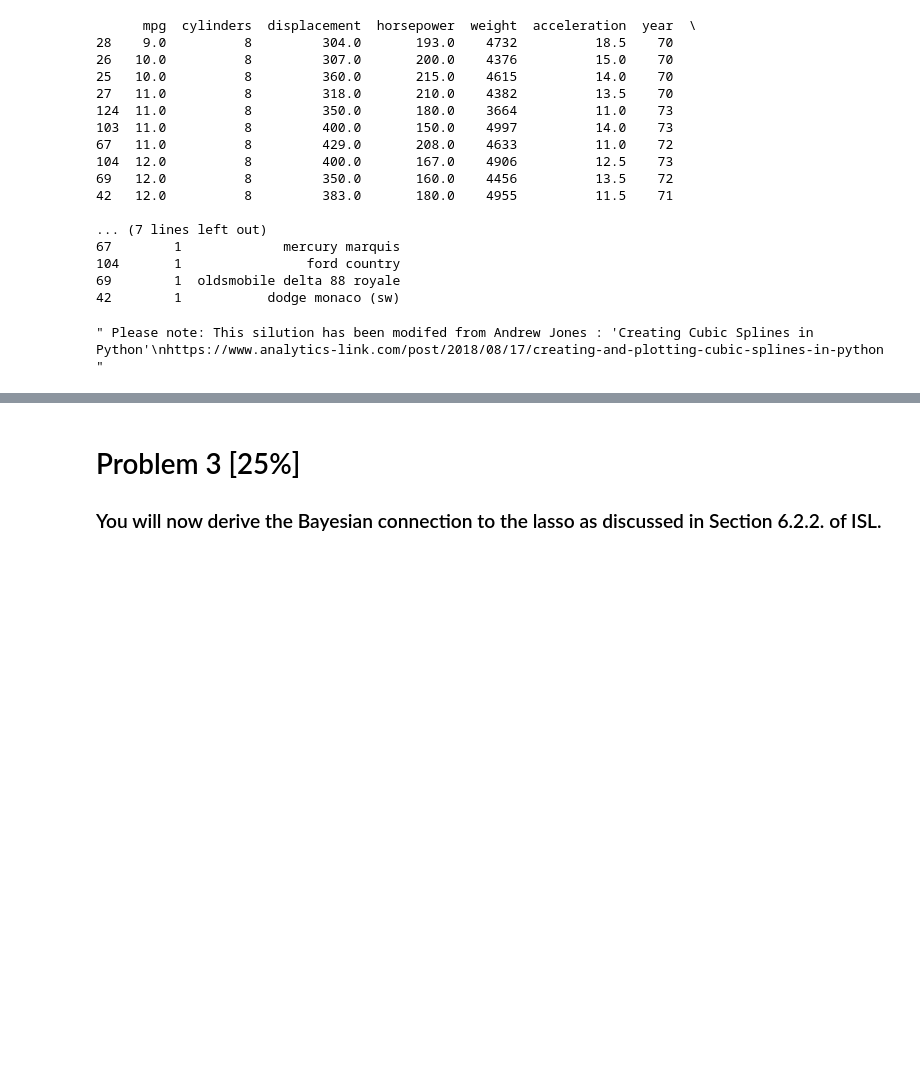
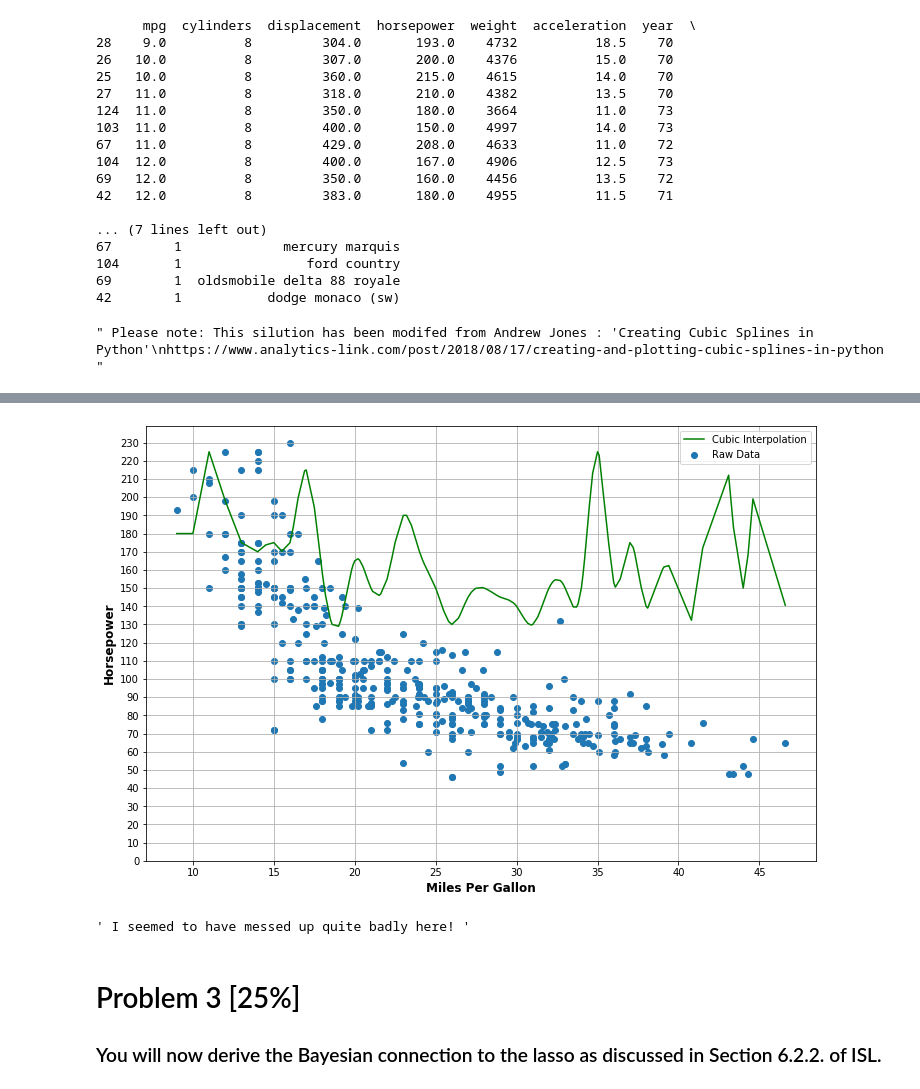
Before and after one commit to landonbuell/Buell-CS750-Spring2020, a Jupyter notebook: assignment5/assignment5.ipynb, the cells around one changed output, grey strips where cells are left out. Drawn from its saved outputs; the diff is of its cells as text; code cells hidden in the pictures; blank space fills up the shorter version.

```diff
--- a/assignment5/assignment5.ipynb
+++ b/assignment5/assignment5.ipynb
@@ -94,3 +101,19 @@ cubic_spline = interp.make_interp_spline(x=xaxis,y=hpr,k=3)
+# %%
+plt.figure(figsize=(12,8))
+plt.xlabel("Miles Per Gallon",size=12,weight='bold')
+plt.ylabel("Horsepower",size=12,weight='bold')
+plt.scatter(mpg,hpr,label='Raw Data')
+plt.plot(mpg,cubic_spline(mpg),color='green',
+        label='Cubic Interpolation')
+plt.legend()
+plt.yticks(np.arange(0,240,10))
+plt.grid()
+plt.show()
+
+""" I seemed to have messed up quite badly here! """
+# %% [output]
+[figure, added]
+' I seemed to have messed up quite badly here! '
 # %% [markdown]
 # Problem 3 [25%]
 ### You will now derive the Bayesian connection to the lasso as discussed in Section 6.2.2. of ISL.
```
Also changed, not shown: parts of 3 cells of this notebook, 2 other files.
